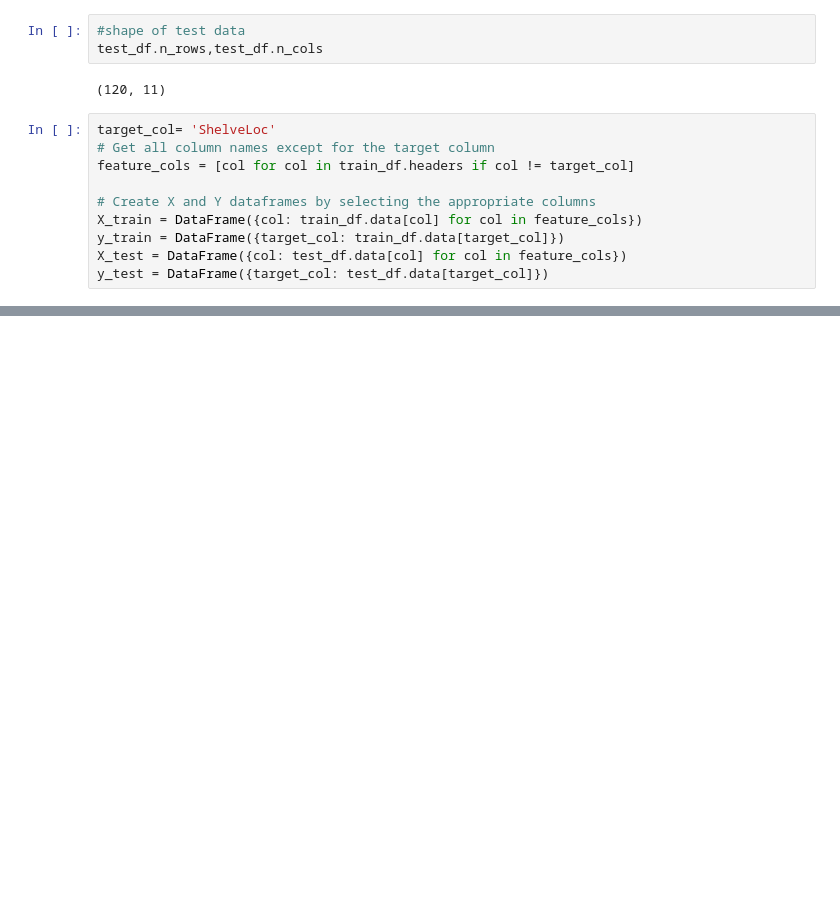
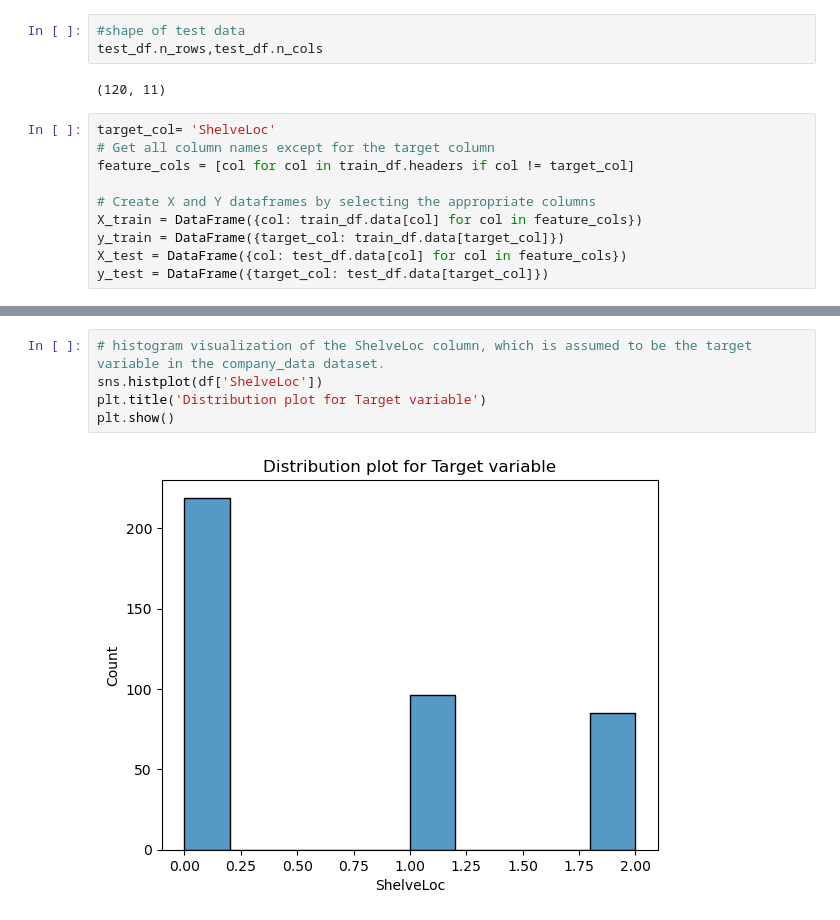
Before and after one commit to ananthu34/4902_Decision_Tree_ID3, a Jupyter notebook: Preprocessing_without_library.ipynb, the cells around one changed output, grey strips where cells are left out. Drawn from its saved outputs; the diff is of its cells as text; blank space fills up the shorter version.

```diff
--- a/Preprocessing_without_library.ipynb
+++ b/Preprocessing_without_library.ipynb
@@ -375,0 +469,7 @@ ShelveLoc
+# %%
+# histogram visualization of the ShelveLoc column, which is assumed to be the target variable in the company_data dataset.
+sns.histplot(df['ShelveLoc'])
+plt.title('Distribution plot for Target variable')
+plt.show()
+# %% [output]
+[figure, added]
```
Also changed, not shown: parts of 26 cells of this notebook.
